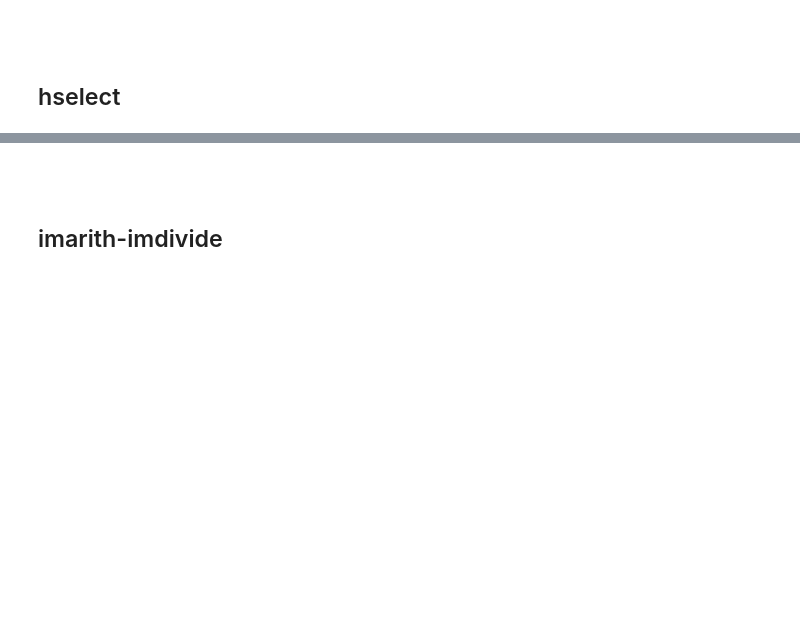
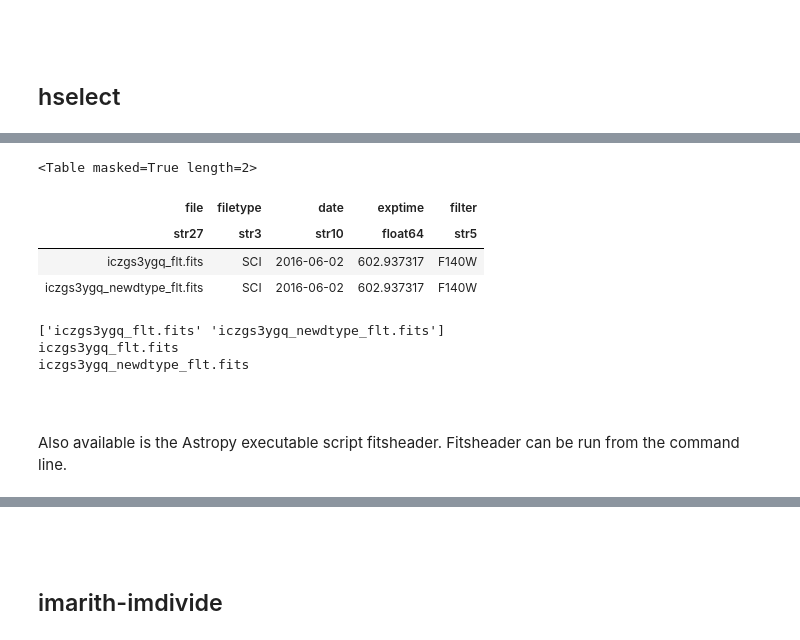
Before and after one commit to spacetelescope/stak-notebooks, a Jupyter notebook: notebooks/images.imutil.ipynb, the cells around one changed output, grey strips where cells are left out. Drawn from its saved outputs; the diff is of its cells as text; code cells hidden in the pictures; blank space fills up the shorter version.

```diff
--- a/notebooks/images.imutil.ipynb
+++ b/notebooks/images.imutil.ipynb
@@ -141,0 +164,26 @@ for filename in data_list:
+# %%
+# Now we can filter our table based on keyword values using Python bitwise operators
+filtered_table = out_table[(out_table['exptime'] > 602) & (out_table['filter'] == 'F140W')]
+filtered_table
+# %% [output]
+<Table masked=True length=2>
+| file | filetype | date | exptime | filter |
+| str27 | str3 | str10 | float64 | str5 |
+| iczgs3ygq_flt.fits | SCI | 2016-06-02 | 602.937317 | F140W |
+| iczgs3ygq_newdtype_flt.fits | SCI | 2016-06-02 | 602.937317 | F140W |
+# %%
+# Now let's extract the filename list from our filtered table into a python List object
+filelist = filtered_table['file'].data
+print(filelist)
+
+for filename in filelist:
+    print(filename)
+    # Do your analysis here
+# %% [output]
+['iczgs3ygq_flt.fits' 'iczgs3ygq_newdtype_flt.fits']
+iczgs3ygq_flt.fits
+iczgs3ygq_newdtype_flt.fits
+# %% [markdown]
+<br>
+# %% [markdown]
+Also available is the Astropy executable script fitsheader.  Fitsheader can be run from the command line.
```
Also changed, not shown: parts of 10 cells of this notebook, 2 other files.
